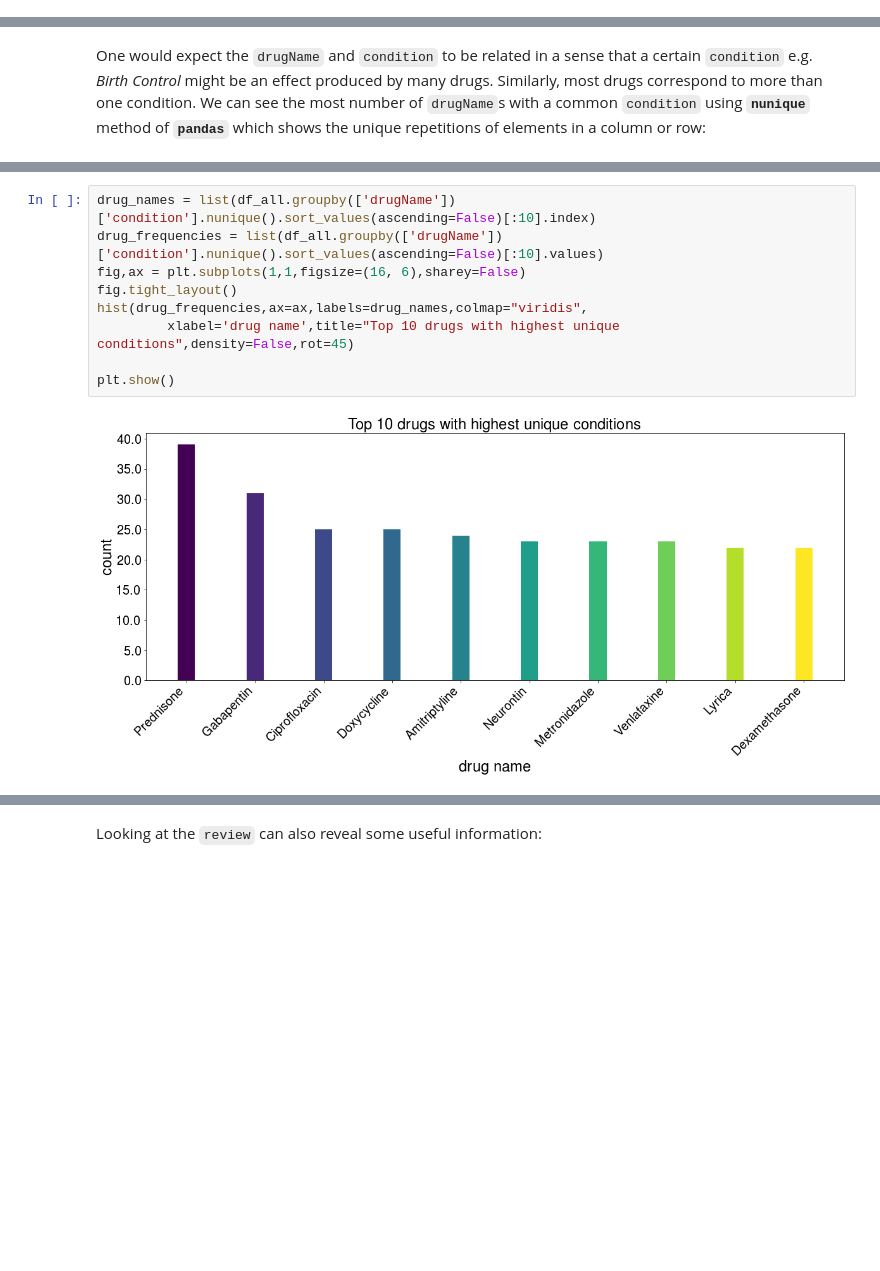
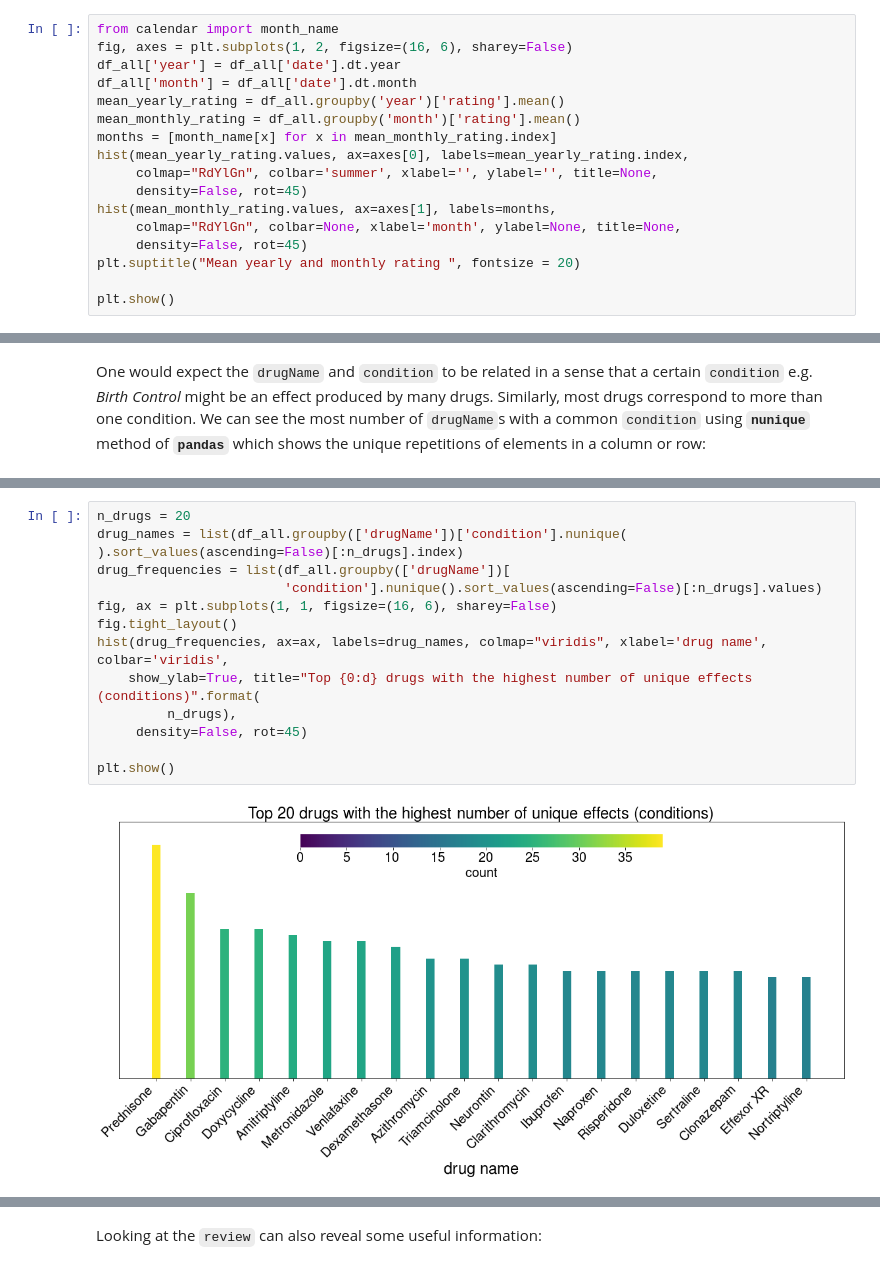
Before and after one commit to alineu/ml-projects, a Jupyter notebook: drug-DI/drug_optimizer.ipynb, the cells around one changed output, grey strips where cells are left out. Cells and saved outputs as stored; diff of their text form; blank space fills up the shorter version.

```diff
--- a/drug-DI/drug_optimizer.ipynb
+++ b/drug-DI/drug_optimizer.ipynb
@@ -298,0 +385,17 @@ plt.show()
+# %%
+from calendar import month_name
+fig, axes = plt.subplots(1, 2, figsize=(16, 6), sharey=False)
+df_all['year'] = df_all['date'].dt.year
+df_all['month'] = df_all['date'].dt.month
+mean_yearly_rating = df_all.groupby('year')['rating'].mean()
+mean_monthly_rating = df_all.groupby('month')['rating'].mean()
+months = [month_name[x] for x in mean_monthly_rating.index]
+hist(mean_yearly_rating.values, ax=axes[0], labels=mean_yearly_rating.index,
+     colmap="RdYlGn", colbar='summer', xlabel='', ylabel='', title=None,
+     density=False, rot=45)
+hist(mean_monthly_rating.values, ax=axes[1], labels=months,
+     colmap="RdYlGn", colbar=None, xlabel='month', ylabel=None, title=None,
+     density=False, rot=45)
+plt.suptitle("Mean yearly and monthly rating ", fontsize = 20)
+
+plt.show()
@@ -319,13 +438,18 @@ Lyrica           22
 Dexamethasone    22
 Name: condition, dtype: int64
 # %%
-drug_names = list(df_all.groupby(['drugName'])['condition'].nunique().sort_values(ascending=False)[:10].index)
-drug_frequencies = list(df_all.groupby(['drugName'])['condition'].nunique().sort_values(ascending=False)[:10].values)
-fig,ax = plt.subplots(1,1,figsize=(16, 6),sharey=False)
+n_drugs = 20
+drug_names = list(df_all.groupby(['drugName'])['condition'].nunique(
+).sort_values(ascending=False)[:n_drugs].index)
+drug_frequencies = list(df_all.groupby(['drugName'])[
+                        'condition'].nunique().sort_values(ascending=False)[:n_drugs].values)
+fig, ax = plt.subplots(1, 1, figsize=(16, 6), sharey=False)
 fig.tight_layout()
-hist(drug_frequencies,ax=ax,labels=drug_names,colmap="viridis",
-         xlabel='drug name',title="Top 10 drugs with highest unique conditions",density=False,rot=45)
+hist(drug_frequencies, ax=ax, labels=drug_names, colmap="viridis", xlabel='drug name', colbar='viridis',
+    show_ylab=True, title="Top {0:d} drugs with the highest number of unique effects (conditions)".format(
+         n_drugs),
+     density=False, rot=45)
 
 plt.show()
 # %% [output]
-[figure, old version]
+[figure, new version]
```
Also changed, not shown: parts of 40 cells of this notebook.
